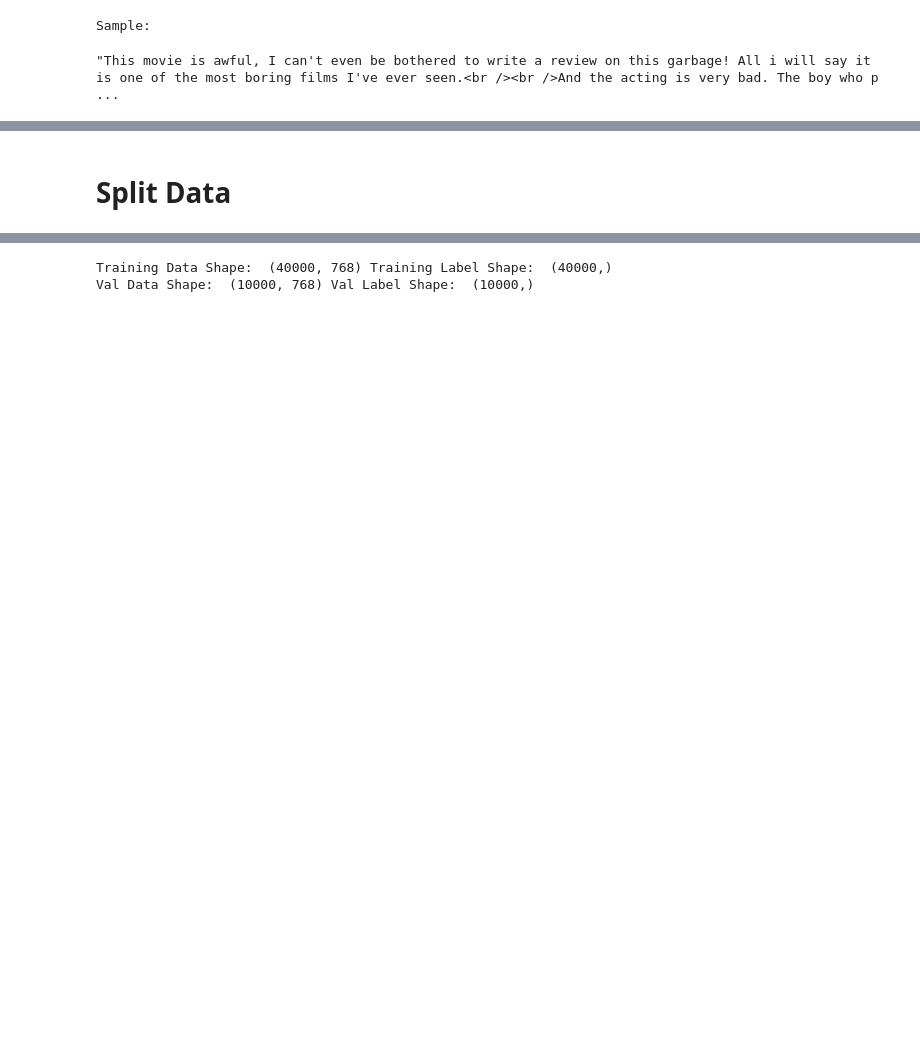
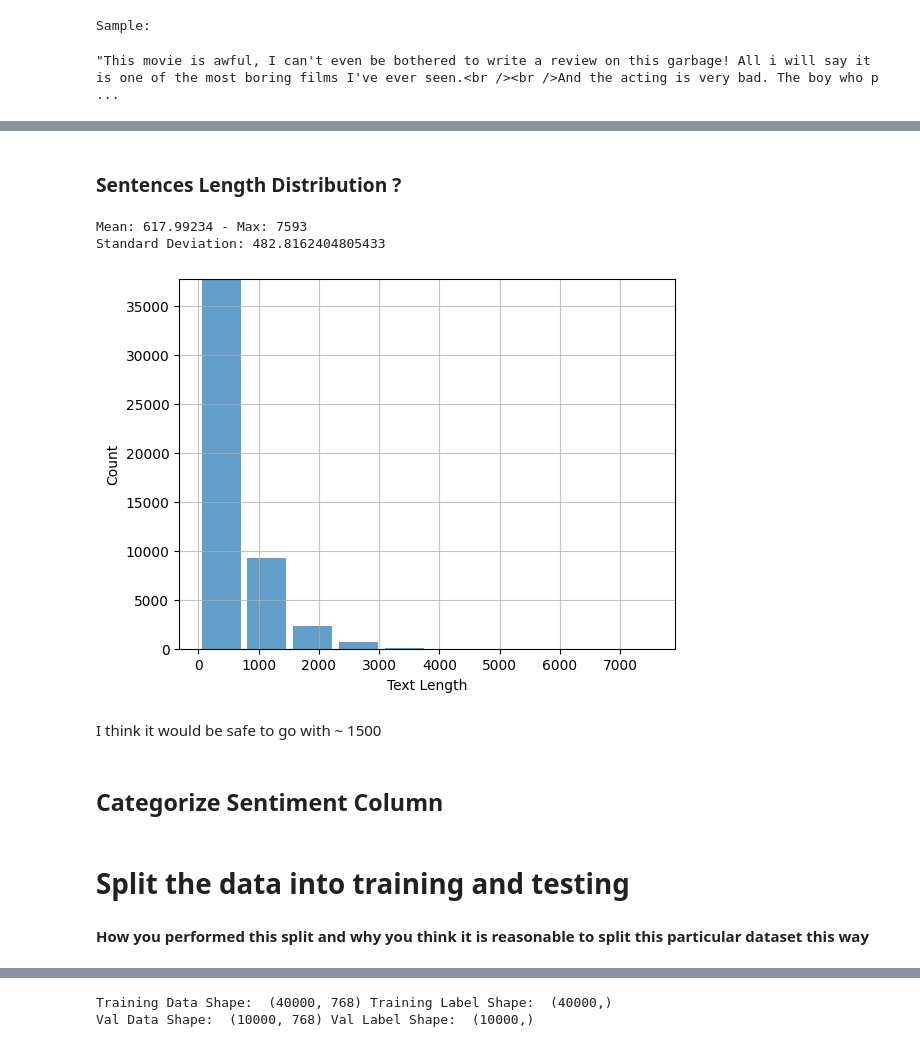
Before and after one commit to GhaidaAlAtoum/PlayGround_ML, a Jupyter notebook: Lab2/Lab2_Ghaida.ipynb, the cells around one changed output, grey strips where cells are left out. Cells and saved outputs as stored; diff of their text form; code cells hidden in the pictures; blank space fills up the shorter version.

```diff
--- a/Lab2/Lab2_Ghaida.ipynb
+++ b/Lab2/Lab2_Ghaida.ipynb
@@ -206,0 +381,2 @@ df['review'] = df['review'].apply(remove_html)
+# %%
+df['review'] = df['review'].apply(remove_between_square_brackets)
@@ -206,0 +395,15 @@ df['review'] = df['review'].apply(remove_html)
+# %%
+stop = set(stopwords.words('english'))
+punctuation = list(string.punctuation)
+stop.update(punctuation)
+# %%
+def remove_stopwords(text):
+    final_text = []
+    for i in text.split():
+        if i.strip().lower() not in stop and i.strip().lower().isalpha():
+            final_text.append(i.strip().lower())
+    return " ".join(final_text)
+# %%
+df['review'] = df['review'].apply(remove_stopwords)
+# %% [markdown]
+### Sentences Length Distribution ?
@@ -206,0 +412,24 @@ df['review'] = df['review'].apply(remove_html)
+# %%
+print("Mean: {} - Max: {}".format(str(text_lens.mean()), str(text_lens.max())))
+print("Standard Deviation: " + str(text_lens.std()))
+# %% [output]
+Mean: 617.99234 - Max: 7593
+Standard Deviation: 482.8162404805433
+# %%
+n, bins, patches = pyplot.hist(text_lens,alpha=0.7,rwidth=0.85)
+pyplot.grid(axis='both', alpha=0.75)
+# pyplot.axis([0,5000,0,40000])
+# pyplot.xticks(range(20))
+pyplot.xlabel('Text Length')
+pyplot.ylabel('Count')
+
+maxfreq = n.max()
+
+pyplot.ylim(ymax=np.ceil(maxfreq / 10) * 10 if maxfreq % 10 else maxfreq + 10)
+pyplot.show()
+# %% [output]
+[figure, new version]
+# %% [markdown]
+I think it would be safe to go with ~ 1500
+# %% [markdown]
+## Categorize Sentiment Column
@@ -207,2 +439,4 @@ df['review'] = df['review'].apply(remove_html)
 # %% [markdown]
-# Split Data
+# Split the data into training and testing
+# %% [markdown]
+**How you performed this split and why you think it is reasonable to split this particular dataset this way**
```
Also changed, not shown: parts of 107 cells of this notebook.
